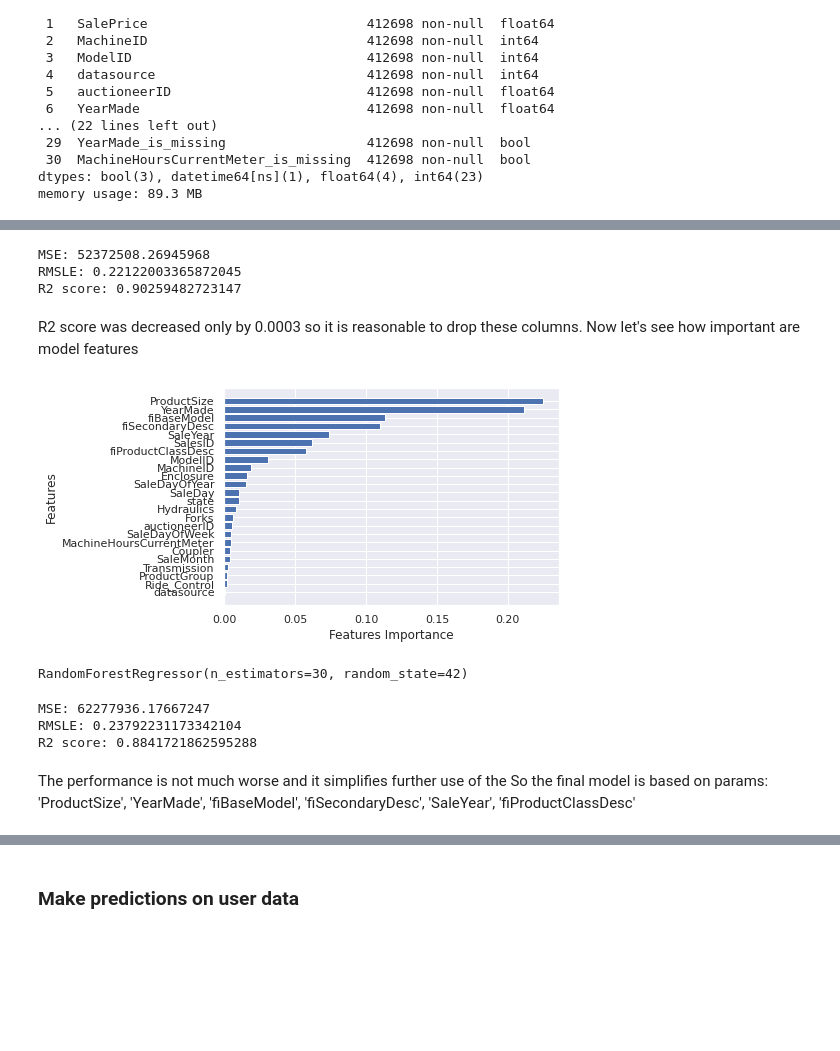
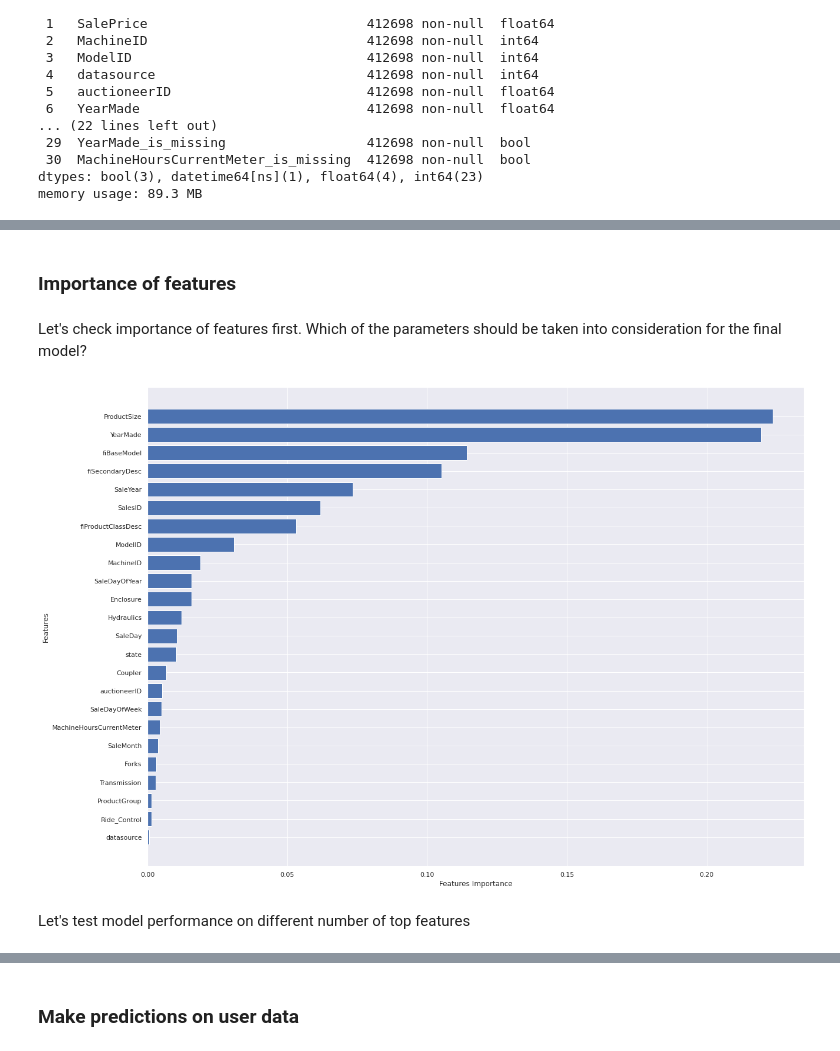
Before and after one commit to kriszieba/machine-sales, a Jupyter notebook: notebooks_data/Modelling.ipynb, the cells around one changed output, grey strips where cells are left out. Saved outputs shown, nothing was run; the diff lists cells and outputs as text; code cells hidden in the pictures; blank space fills up the shorter version.

Commit message:
model tuning

```diff
--- a/notebooks_data/Modelling.ipynb
+++ b/notebooks_data/Modelling.ipynb
@@ -48,0 +64,3 @@ y = df["SalePrice"]
+# %%
+# We can easily drop: 'ProductGroupDesc', 'fiModelDesc' because they are correlated with other features
+df = df.drop(['ProductGroupDesc', 'fiModelDesc'], axis=1)
@@ -53,6 +95,7 @@ X_valid, y_valid = valid.drop(["SalePrice"], axis=1), valid['SalePrice']
 # %%
 # n_estimators, default=100. The number of trees in the forest.
 # Popular integer random seeds are 0 and 42
-model = RandomForestRegressor(n_estimators=30, random_state=42)
+#model = RandomForestRegressor(n_estimators=30, random_state=42)
+model = RandomForestRegressor(random_state=42)
 model.fit(X_train, y_train)
 # %% [output]
@@ -114,24 +133,0 @@ ax.set_xticklabels(
-# %%
-features_to_drop = ['ProductGroupDesc', 'fiModelDesc', 'SalePrice'] # in addition need to drop the dependent variable
-# Let's see how feature removal impacts the model performance
-X_train, y_train = train.drop(features_to_drop, axis=1), train['SalePrice']
-X_valid, y_valid = valid.drop(features_to_drop, axis=1), valid['SalePrice']
-
-# We train once again
-model = RandomForestRegressor(n_estimators=30, random_state=42)
-model.fit(X_train, y_train)
-
-# And measure the performance
-y_true = y_valid
-y_pred = model.predict(X_valid)
-
-print('MSE:', sklearn.metrics.mean_squared_error(y_true, y_pred, squared=True))
-print('RMSLE:', np.sqrt(mean_squared_log_error(y_true,y_pred)))
-print('R2 score:', r2_score(y_true,y_pred))
-# %% [output]
-MSE: 52372508.26945968
-RMSLE: 0.22122003365872045
-R2 score: 0.90259482723147
-# %% [markdown]
-R2 score was decreased only by 0.0003 so it is reasonable to drop these columns.
-Now let's see how important are model features
@@ -138,3 +149,7 @@ Now let's see how important are model features
+# %% [markdown]
+### Importance of features
+# %% [markdown]
+Let's check importance of features first. Which of the parameters should be taken into consideration for the final model?
 # %%
 # Helper function for plotting feature importance
 def plot_features(columns, importances, n=30):
@@ -152,4 +172,4 @@ def plot_features(columns, importances, n=30):
 # %%
-plot_features(X_train.columns, model.feature_importances_,30)
+plot_features(X_train.columns, model.feature_importances_,len(X_train.columns))
 # %% [output]
-[figure, old version]
+[figure, new version]
@@ -162,21 +176,2 @@ X_valid, y_valid = valid[important_cols], valid['SalePrice']
-# %%
-# We train once again
-model = RandomForestRegressor(n_estimators=30, random_state=42)
-model.fit(X_train, y_train)
-# %% [output]
-RandomForestRegressor(n_estimators=30, random_state=42)
-# %%
-# And measure the performance
-y_true = y_valid
-y_pred = model.predict(X_valid)
-
-print('MSE:', sklearn.metrics.mean_squared_error(y_true, y_pred, squared=True))
-print('RMSLE:', np.sqrt(mean_squared_log_error(y_true,y_pred)))
-print('R2 score:', r2_score(y_true,y_pred))
-# %% [output]
-MSE: 62277936.17667247
-RMSLE: 0.23792231173342104
-R2 score: 0.8841721862595288
-# %% [markdown]
-The performance is not much worse and it simplifies further use of the
-So the final model is based on params: 'ProductSize', 'YearMade', 'fiBaseModel', 'fiSecondaryDesc', 'SaleYear', 'fiProductClassDesc'
+# %% [markdown]
+Let's test model performance on different number of top features
```
Also changed, not shown: parts of 31 cells of this notebook, 1 other file.
